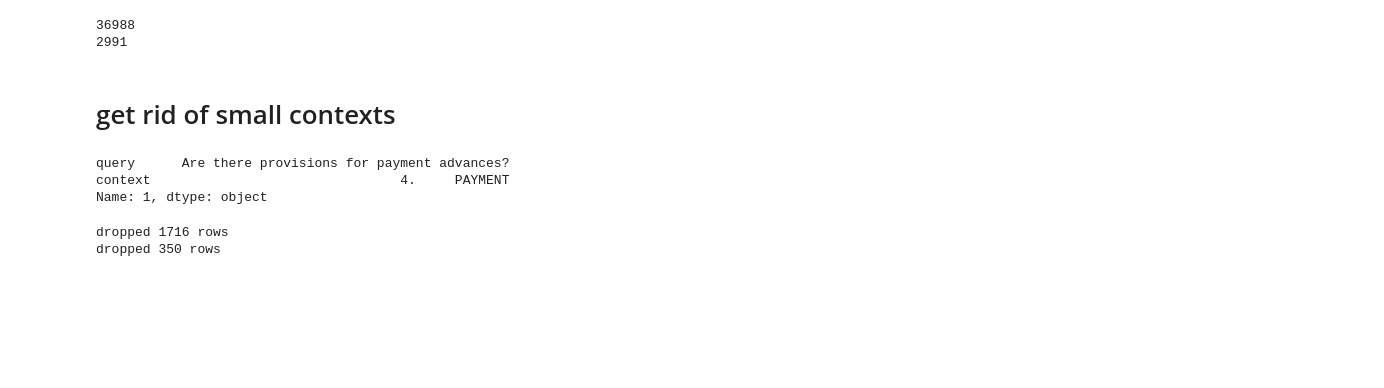
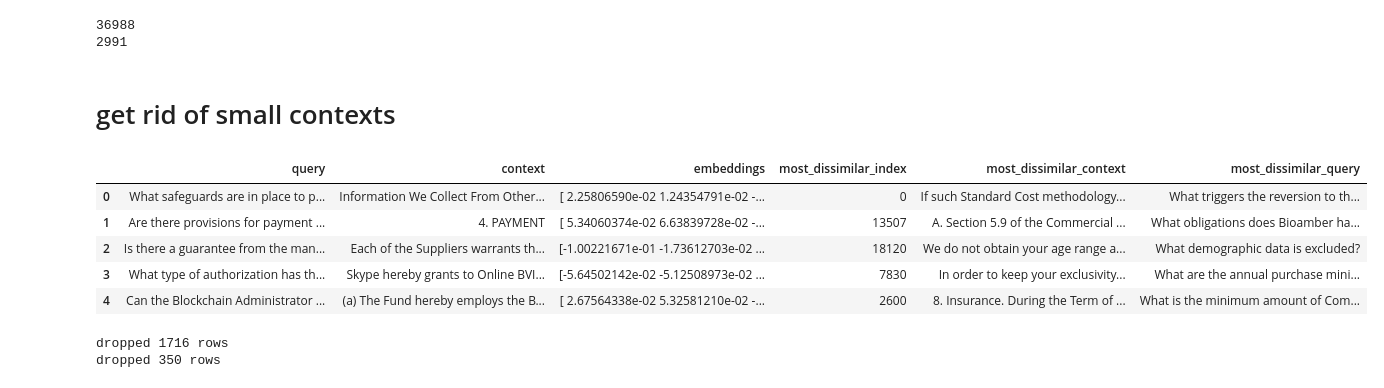
Before and after one commit to CNUClasses/embeddings, a Jupyter notebook: data/convert_to_json.ipynb, the cells around one changed output. Drawn from its saved outputs; the diff is of its cells as text; code cells hidden in the pictures; blank space fills up the shorter version.

```diff
--- a/data/convert_to_json.ipynb
+++ b/data/convert_to_json.ipynb
@@ -15,11 +15,14 @@ print(len(tst))
 # get rid of small contexts
 # %%
 trn.head()
-trn.iloc[1,[0,1]]  #the query is decent but the context does not answer it well
+# trn.iloc[1,[0,1]]  #the query is decent but the context does not answer it well
 # %% [output]
-query      Are there provisions for payment advances?
-context                                4.     PAYMENT
-Name: 1, dtype: object
+|  | query | context | embeddings | most_dissimilar_index | most_dissimilar_context | most_dissimilar_query |
+| 0 | What safeguards are in place to p... | Information We Collect From Other... | [ 2.25806590e-02 1.24354791e-02 -... | 0 | If such Standard Cost methodology... | What triggers the reversion to th... |
+| 1 | Are there provisions for payment ... | 4. PAYMENT | [ 5.34060374e-02 6.63839728e-02 -... | 13507 | A. Section 5.9 of the Commercial ... | What obligations does Bioamber ha... |
+| 2 | Is there a guarantee from the man... | Each of the Suppliers warrants th... | [-1.00221671e-01 -1.73612703e-02 ... | 18120 | We do not obtain your age range a... | What demographic data is excluded? |
+| 3 | What type of authorization has th... | Skype hereby grants to Online BVI... | [-5.64502142e-02 -5.12508973e-02 ... | 7830 | In order to keep your exclusivity... | What are the annual purchase mini... |
+| 4 | Can the Blockchain Administrator ... | (a) The Fund hereby employs the B... | [ 2.67564338e-02 5.32581210e-02 -... | 2600 | 8. Insurance. During the Term of ... | What is the minimum amount of Com... |
 # %%
 #it looks like the data is chunked poorly
 def dumptitlecontexts(df, cols=['context','most_dissimilar_context']):
```
Also changed, not shown: parts of 12 cells of this notebook, 5 other files.
